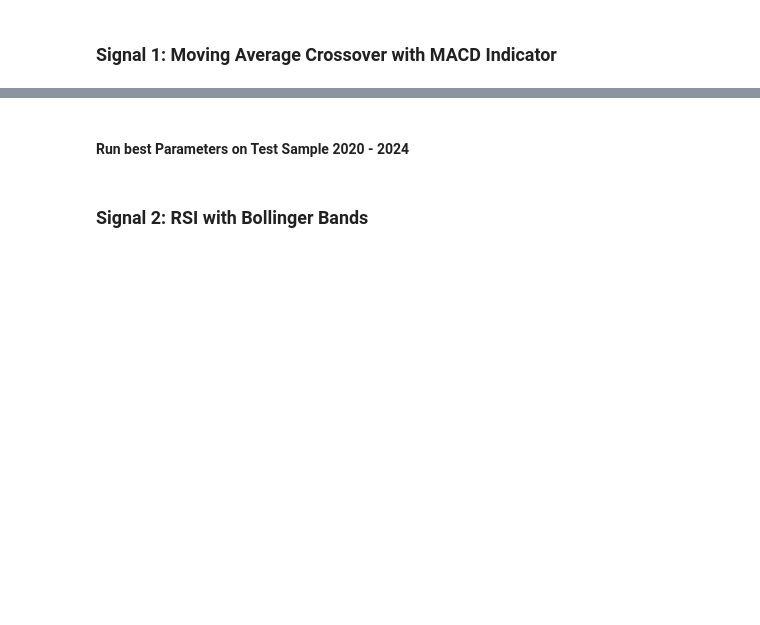
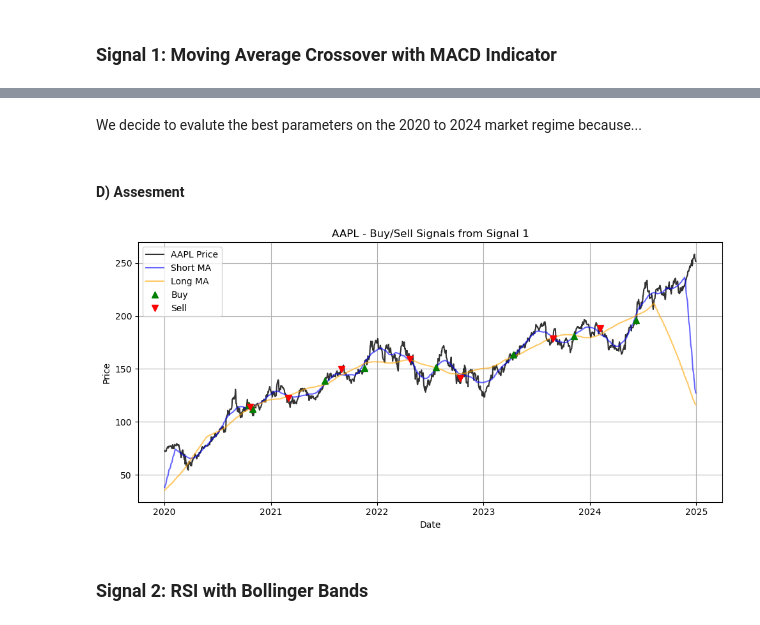
Before and after one commit to aaronsennhenn/computationalfinance, a Jupyter notebook: research_notebook.ipynb, the cells around one changed output, grey strips where cells are left out. Drawn from its saved outputs; the diff is of its cells as text; code cells hidden in the pictures; blank space fills up the shorter version.

```diff
--- a/research_notebook.ipynb
+++ b/research_notebook.ipynb
@@ -12,7 +12,7 @@ from module import *
 # %%
 #Load data in
 tickers = ["TSLA", "AAPL", "AMD"]
-start = "2023-01-01"
+start = "2020-01-01"
 end = "2024-12-31"
 
 df_prices, df_changes = download_stock_price_data(tickers, start, end)
@@ -118,0 +85,2 @@ plt.show()
+# %% [markdown]
+We decide to evalute the best parameters on the 2020 to 2024 market regime because...
@@ -119,2 +99,40 @@ plt.show()
 # %% [markdown]
-#### Run best Parameters on Test Sample 2020 - 2024
+#### D) Assesment
+# %%
+#Best params
+short_ma = 50
+long_ma = 200
+short_macd = 12
+long_macd = 26
+signal_window_macd = 9
+
+ticker = "AAPL"
+price = df_prices[ticker]
+#signals = signal01(prices, short_ma, long_ma, short_macd, long_macd, signal_window_macd)
+_ , signals = ma_signal(price, short_ma, long_ma)
+#_ , signals = signal_macd(prices, short_macd, long_macd, signal_window_macd)
+
+# Plot
+plt.figure(figsize=(10, 5))
+plt.plot(price, label=f"{ticker} Price", color='black', alpha=0.8)
+plt.plot(signals['short_ma'], label='Short MA', color='blue', alpha=0.6)
+plt.plot(signals['long_ma'], label='Long MA', color='orange', alpha=0.6)
+
+#plt.plot(signals['signal_line'], label='EMA', color='blue', alpha=0.6)
+#plt.plot(signals['MACD'], label='MACD', color='orange', alpha=0.6)
+
+# Buy/Sell points
+buy = signals['position_change'] == 1
+sell = signals['position_change'] == -1
+plt.plot(price[buy], 'g^', label='Buy', markersize=7)
+plt.plot(price[sell], 'rv', label='Sell', markersize=7)
+
+plt.title(f"{ticker} - Buy/Sell Signals from Signal 1")
+plt.xlabel("Date")
+plt.ylabel("Price")
+plt.legend()
+plt.grid(True)
+plt.tight_layout()
+plt.show()
+# %% [output]
+[figure, added]
```
Also changed, not shown: parts of 9 cells of this notebook, 1 other file.
